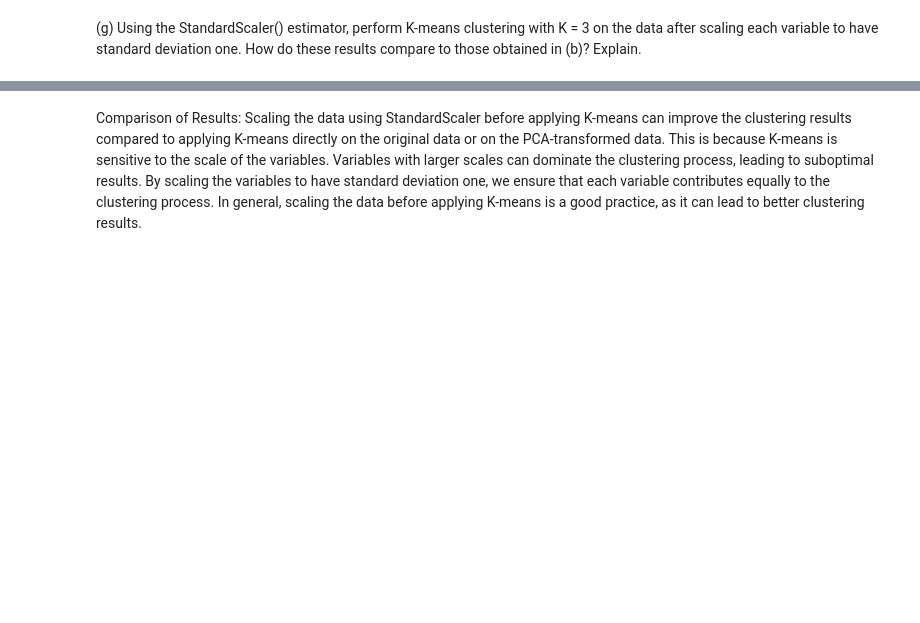
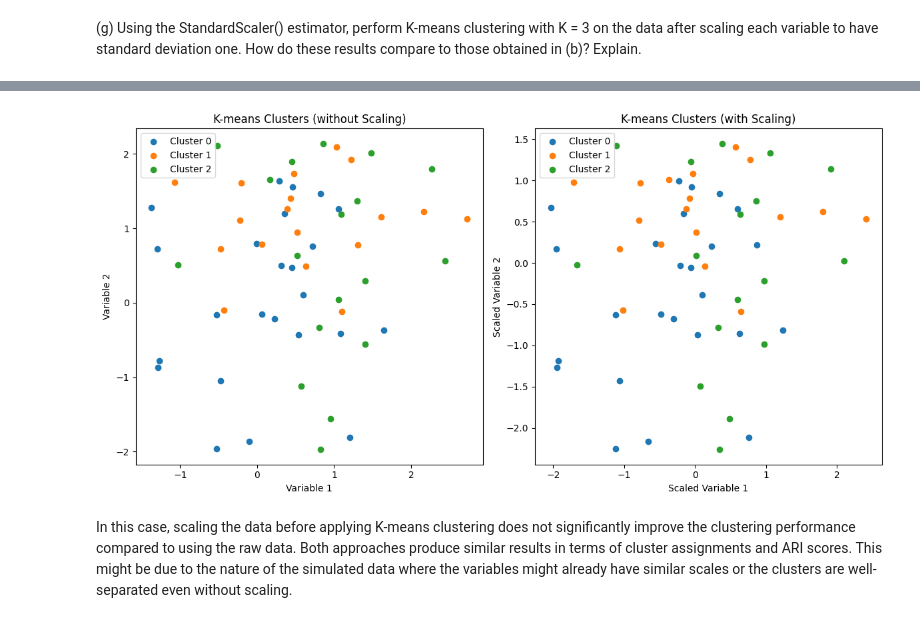
Before and after one commit to HWTeng-Teaching/202409-ML-FinTech, a Jupyter notebook: HW0930/01_Simon/HW0930_110450024_01.ipynb, the cells around one changed output, grey strips where cells are left out. Drawn from its saved outputs; the diff is of its cells as text; code cells hidden in the pictures; blank space fills up the shorter version.

```diff
--- a/HW0930/01_Simon/HW0930_110450024_01.ipynb
+++ b/HW0930/01_Simon/HW0930_110450024_01.ipynb
@@ -226,39 +242,64 @@ from sklearn.preprocessing import StandardScaler
 scaler = StandardScaler()
 scaled_data = scaler.fit_transform(data)
 
-# Perform K-means clustering with K=3 on scaled data
+# Perform K-means clustering with K=3 on the scaled data
 kmeans_scaled = KMeans(n_clusters=3, random_state=0)
 kmeans_scaled.fit(scaled_data)
 cluster_labels_scaled = kmeans_scaled.labels_
 
 # Compare cluster labels to true class labels
 cm_scaled = confusion_matrix(labels, cluster_labels_scaled)
-print("Confusion Matrix (K-means on scaled data):")
+print("\nConfusion Matrix (K-means on Scaled Data):")
 print(cm_scaled)
 
 # Evaluate the clustering performance
 ari_scaled = adjusted_rand_score(labels, cluster_labels_scaled)
-print("Adjusted Rand Index (ARI) (K-means on scaled data):", ari_scaled)
+print("Adjusted Rand Index (ARI) (K-means on Scaled Data):", ari_scaled)
 
-# Compare results with (b) (PCA + K-means)
-
-# Initialize PCA with 2 components
-pca = PCA(n_components=2)
-
-# Fit and transform the data
-principalComponents = pca.fit_transform(data)
-
-# Perform K-means clustering on the first two principal component score vectors
-kmeans_pca = KMeans(n_clusters=3, random_state=0)
-kmeans_pca.fit(principalComponents)
-cluster_labels_pca = kmeans_pca.labels_
+# Perform K-means clustering with K=3 without scaling (from part (c))
+kmeans = KMeans(n_clusters=3, random_state=0)
+kmeans.fit(data)
+cluster_labels = kmeans.labels_
 
 # Compare cluster labels to true class labels
-cm_pca = confusion_matrix(labels, cluster_labels_pca)
-print("\nConfusion Matrix (K-means on PCA):")
-print(cm_pca)
+cm = confusion_matrix(labels, cluster_labels)
+print("\nConfusion Matrix (K-means without Scaling):")
+print(cm)
 
 # Evaluate the clustering performance
-ari_pca = adjusted_rand_score(labels, cluster_labels_pca)
-print("Adjusted Rand Index (ARI) (K-means on PCA):", ari_pca)
+ari = adjusted_rand_score(labels, cluster_labels)
+print("Adjusted Rand Index (ARI) (K-means without Scaling):", ari)
+
+
+# Create a plot to visualize the clusters with and without scaling
+plt.figure(figsize=(12, 6))
+
+# Plot the clusters without scaling
+plt.subplot(1, 2, 1)
+for i in range(n_classes):
+  plt.scatter(
+      data[cluster_labels == i, 0],
+      data[cluster_labels == i, 1],
+      label=f'Cluster {i}'
+  )
+plt.xlabel('Variable 1')
+plt.ylabel('Variable 2')
+plt.title('K-means Clusters (without Scaling)')
+plt.legend()
+
+# Plot the clusters with scaling
+plt.subplot(1, 2, 2)
+for i in range(n_classes):
+  plt.scatter(
+      scaled_data[cluster_labels_scaled == i, 0],
+      scaled_data[cluster_labels_scaled == i, 1],
+      label=f'Cluster {i}'
+  )
+plt.xlabel('Scaled Variable 1')
+plt.ylabel('Scaled Variable 2')
+plt.title('K-means Clusters (with Scaling)')
+plt.legend()
+
+plt.tight_layout()
+plt.show()
 # %% [output]
@@ -276,6 +317,5 @@ Adjusted Rand Index (ARI) (K-means on PCA): 0.4234446210916799
+[figure, added]
-# %% [markdown]
-Comparison of Results:
-Scaling the data using StandardScaler before applying K-means can improve the clustering results compared to applying K-means directly on the original data or on the PCA-transformed data.
-This is because K-means is sensitive to the scale of the variables. Variables with larger scales can dominate the clustering process, leading to suboptimal results.
-By scaling the variables to have standard deviation one, we ensure that each variable contributes equally to the clustering process.
-In general, scaling the data before applying K-means is a good practice, as it can lead to better clustering results.
+# %% [markdown]
+In this case, scaling the data before applying K-means clustering does not significantly improve the clustering performance compared to using the raw data.
+Both approaches produce similar results in terms of cluster assignments and ARI scores.
+This might be due to the nature of the simulated data where the variables might already have similar scales or the clusters are well-separated even without scaling.
```
Also changed, not shown: parts of 8 cells of this notebook.
